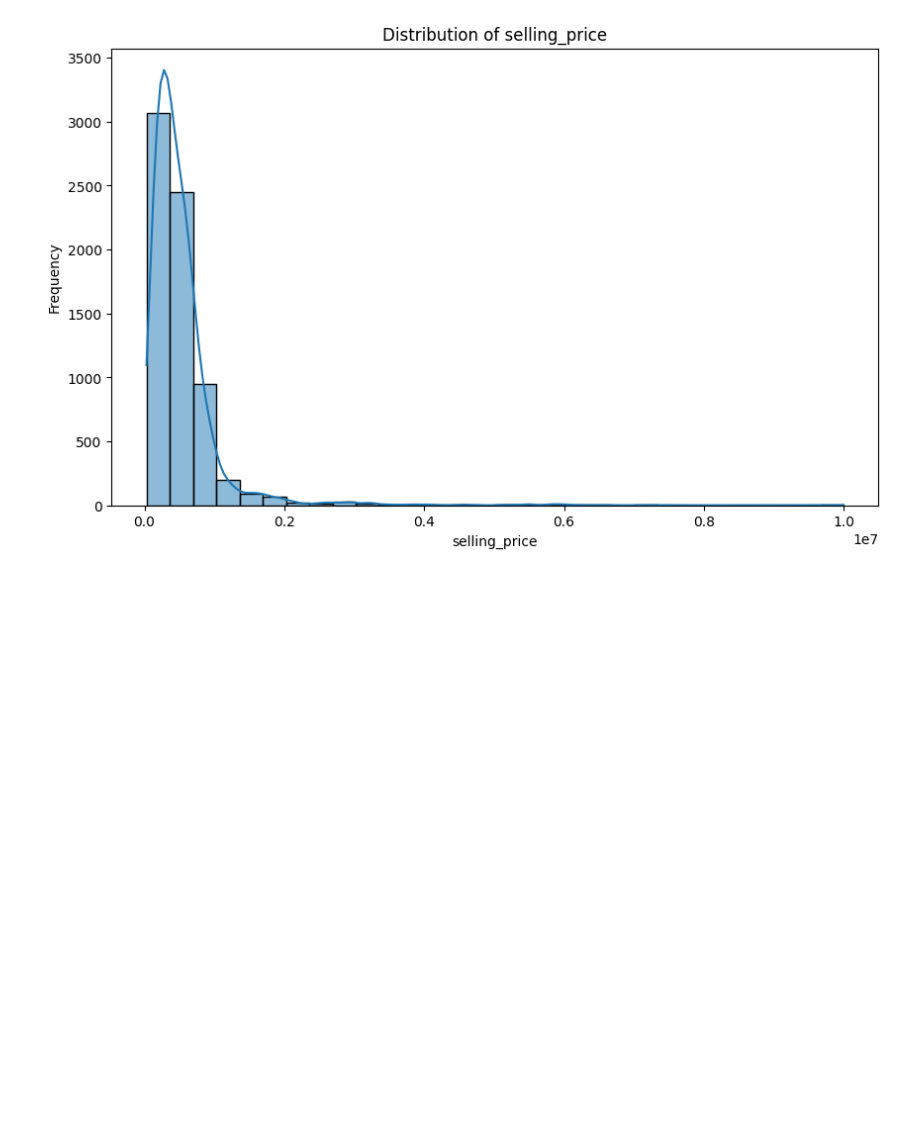
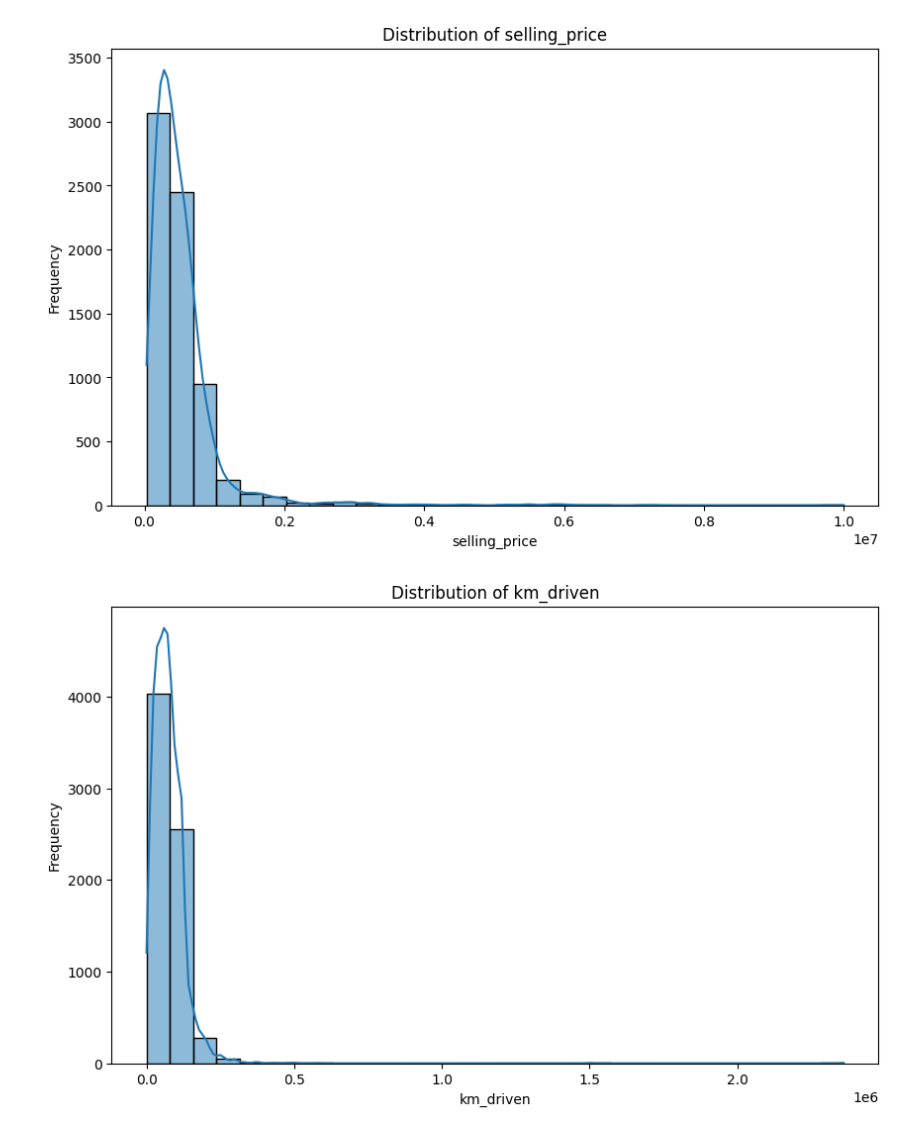
Before and after one commit to nhanho2508/car-prices-predictor-system-zenml-mlflow, a Jupyter notebook: analysis/EDA.ipynb, the cells around one changed output. Drawn from its saved outputs; the diff is of its cells as text; code cells hidden in the pictures; blank space fills up the shorter version.

```diff
--- a/analysis/EDA.ipynb
+++ b/analysis/EDA.ipynb
@@ -210,2 +216,9 @@ univariate_analyzer.execute_analysis(df_clean, 'selling_price')
 # %% [output]
 [figure]
+# %%
+# Step 3: Univariate Analysis
+# Perform analysis on a single numerical feature to understand its distribution.
+univariate_analyzer = UnivariateAnalyzer(NumericalUnivariateAnalysis())
+univariate_analyzer.execute_analysis(df, 'km_driven')
+# %% [output]
+[figure, added]
```
Also changed, not shown: parts of 20 cells of this notebook, 18 other files.
